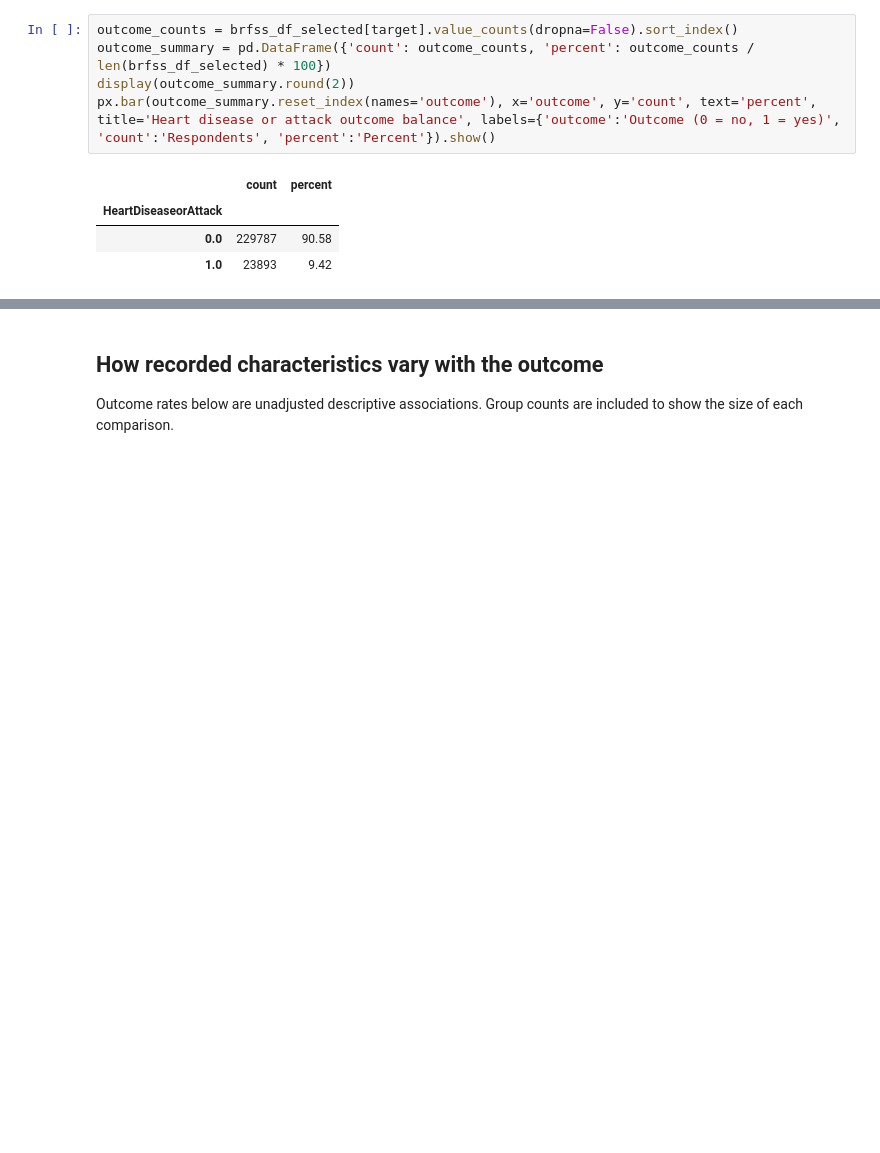
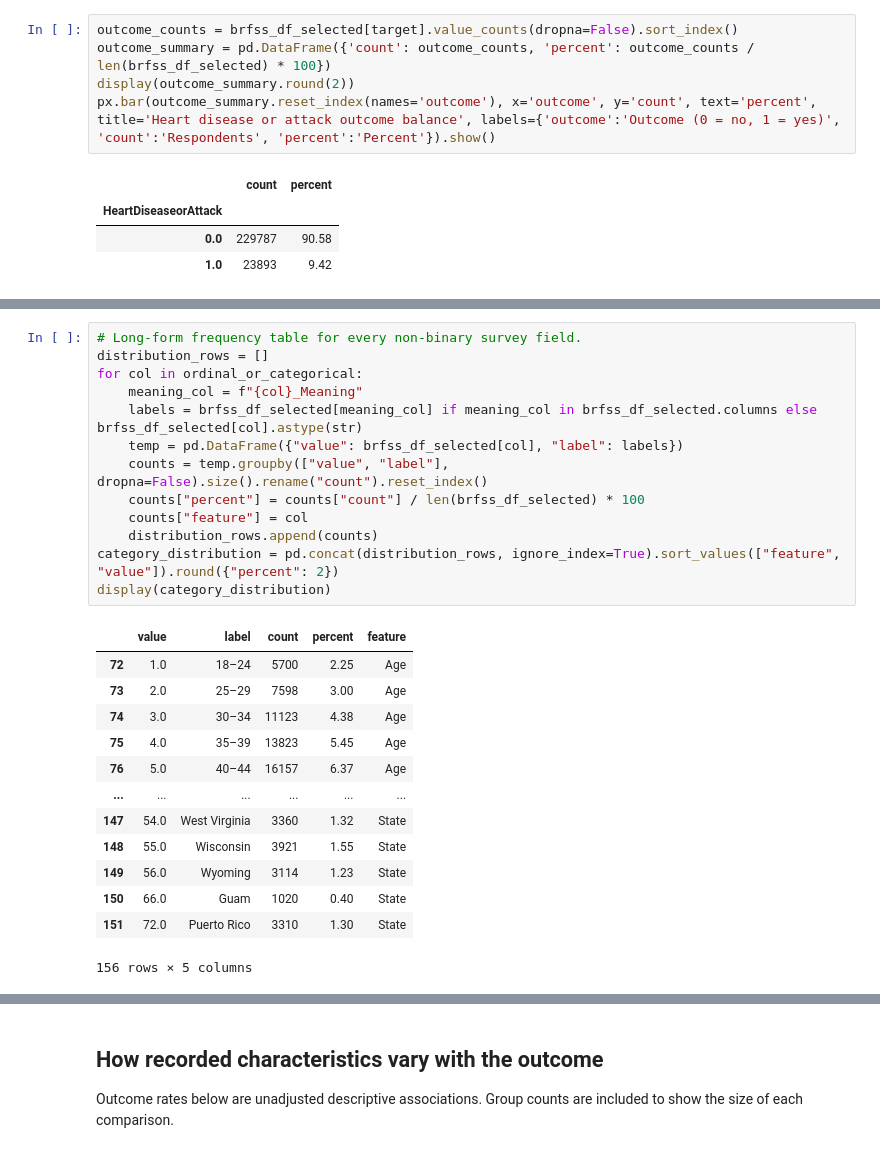
Before and after one commit to D-an-DASA/IDV, a Jupyter notebook: src/preprocess/1.1_EDA.ipynb, the cells around one changed output, grey strips where cells are left out. Saved outputs shown, nothing was run; the diff lists cells and outputs as text; blank space fills up the shorter version.

```diff
--- a/src/preprocess/1.1_EDA.ipynb
+++ b/src/preprocess/1.1_EDA.ipynb
@@ -143,0 +142,27 @@ px.bar(binary_prevalence, x='percent_yes', orientation='h', title='Prevalence of
+# %%
+# Long-form frequency table for every non-binary survey field.
+distribution_rows = []
+for col in ordinal_or_categorical:
+    meaning_col = f"{col}_Meaning"
+    labels = brfss_df_selected[meaning_col] if meaning_col in brfss_df_selected.columns else brfss_df_selected[col].astype(str)
+    temp = pd.DataFrame({"value": brfss_df_selected[col], "label": labels})
+    counts = temp.groupby(["value", "label"], dropna=False).size().rename("count").reset_index()
+    counts["percent"] = counts["count"] / len(brfss_df_selected) * 100
+    counts["feature"] = col
+    distribution_rows.append(counts)
+category_distribution = pd.concat(distribution_rows, ignore_index=True).sort_values(["feature", "value"]).round({"percent": 2})
+display(category_distribution)
+# %% [output]
+|  | value | label | count | percent | feature |
+| 72 | 1.0 | 18–24 | 5700 | 2.25 | Age |
+| 73 | 2.0 | 25–29 | 7598 | 3.00 | Age |
+| 74 | 3.0 | 30–34 | 11123 | 4.38 | Age |
+| 75 | 4.0 | 35–39 | 13823 | 5.45 | Age |
+| 76 | 5.0 | 40–44 | 16157 | 6.37 | Age |
+| ... | ... | ... | ... | ... | ... |
+| 147 | 54.0 | West Virginia | 3360 | 1.32 | State |
+| 148 | 55.0 | Wisconsin | 3921 | 1.55 | State |
+| 149 | 56.0 | Wyoming | 3114 | 1.23 | State |
+| 150 | 66.0 | Guam | 1020 | 0.40 | State |
+| 151 | 72.0 | Puerto Rico | 3310 | 1.30 | State |
+156 rows × 5 columns
```
Also changed, not shown: parts of 15 cells of this notebook, 3 other files.
